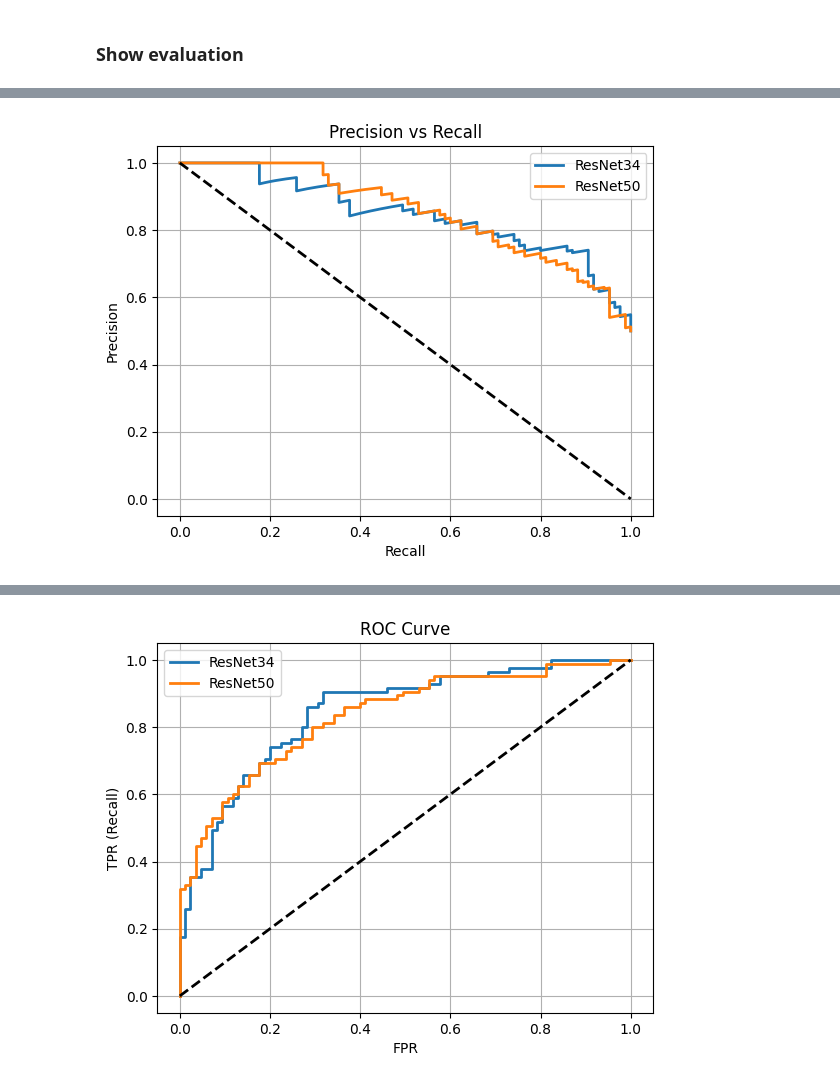
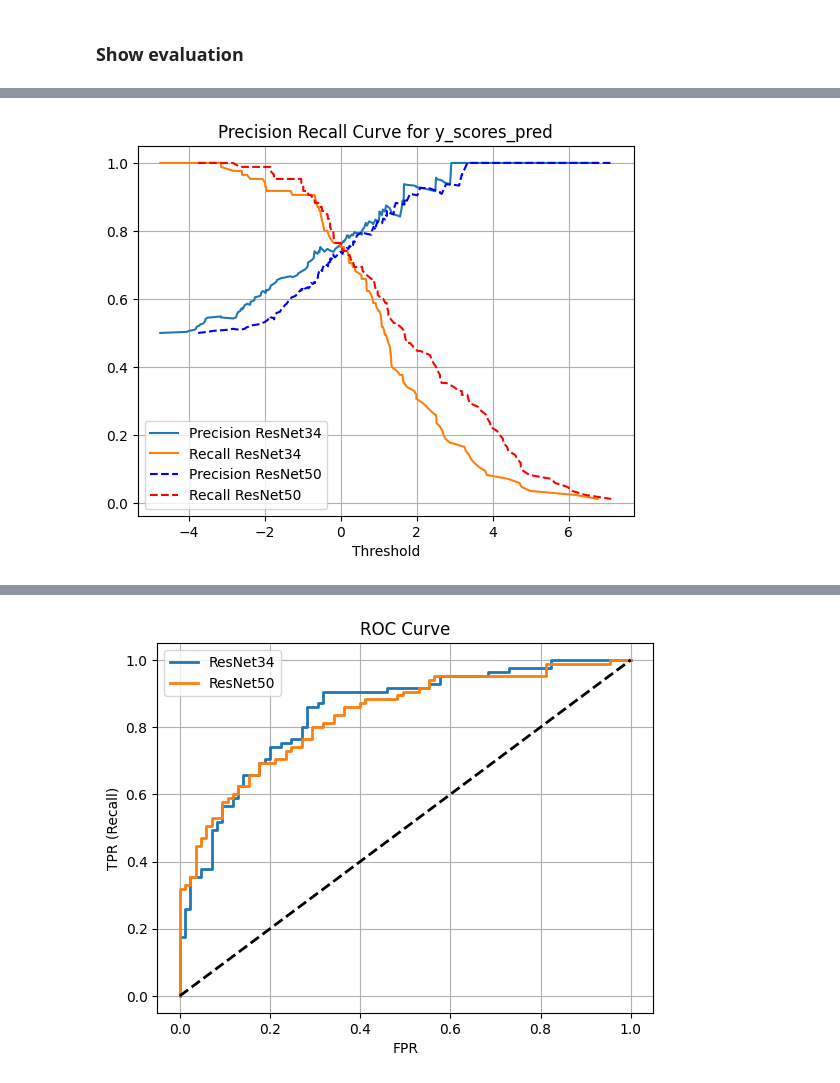
Before and after one commit to dobrodzziej/Ants-Bees-Recognition-Project, a Jupyter notebook: Evaluate-Models.ipynb, the cells around one changed output, grey strips where cells are left out. Saved outputs shown, nothing was run; the diff lists cells and outputs as text; code cells hidden in the pictures.

```diff
--- a/Evaluate-Models.ipynb
+++ b/Evaluate-Models.ipynb
@@ -151,7 +156,7 @@ model.load_state_dict(state_dict=mlflow_loaded_state_dict)
 # %% [output]
 <All keys matched successfully>
 # %%
-_, _, y_scores_pred_tensor = supervisor.check_accuracy(loss_fn=loss_fn, dataloader=val_dataloader, device=device, return_y_scores=True)
+_, _, y_scores_pred_tensor = supervisor.check_accuracy(loss_fn, eval_dataloader, device=device, return_y_scores=True)
 y_scores_pred_resnet_34 = y_scores_pred_tensor.to("cpu").numpy().ravel()
 y_scores_pred_resnet_34[-10:-1]
 # %% [output]
@@ -163,22 +168,20 @@ y_pred_resnet_34 = (y_probas_pred_resnet_34 > 0.5).astype(np.float32)
 # %% [markdown]
 #### ResNet 50
 # %%
-state_dict_uri = prepare_yaml_file(computer=computer, run_id=run_id_50)
-
 if device == "cuda":
     torch.cuda.empty_cache()
 model = MyResNet50()
 
 path=Path("./checkpoints/checkpoint.pth")
-supervisor = TrainingSupervisor(model=model, early_stop_patience=25, lr=0.01, lr_patience=8, lr_reduce_factor=2, checkpoints_default_filepath=path)
+supervisor = TrainingSupervisor(model, early_stop_patience=25, lr=0.01, lr_patience=8, lr_reduce_factor=2, checkpoints_default_filepath=path)
 loss_fn = nn.BCEWithLogitsLoss()
 
-mlflow_loaded_state_dict = ml_pt.load_state_dict(state_dict_uri=state_dict_uri, map_location=torch.device(device), weights_only=False)
+mlflow_loaded_state_dict = ml_pt.load_state_dict(state_dict_uri_50, map_location=torch.device(device), weights_only=False)
 model.load_state_dict(state_dict=mlflow_loaded_state_dict)
 # %% [output]
 <All keys matched successfully>
 # %%
-_, _, y_scores_pred_tensor = supervisor.check_accuracy(loss_fn=loss_fn, dataloader=val_dataloader, device=device, return_y_scores=True)
+_, _, y_scores_pred_tensor = supervisor.check_accuracy(loss_fn, dataloader=eval_dataloader, device=device, return_y_scores=True)
 y_scores_pred_resnet_50 = y_scores_pred_tensor.to("cpu").numpy().ravel()
 y_scores_pred_resnet_50[:10]
 # %% [output]
@@ -248,5 +229,5 @@ array([3.1172624, 0.       ], dtype=float32)
 # %%
-def plot_precision_recall_vs_threshold(precisions_34, recalls_34, thresholds_34, precisions_50, recalls_50, thresholds_50):
+def plot_precision_recall_vs_threshold(precisions_34, recalls_34, thresholds_34, precisions_50, recalls_50, thresholds_50, title=None):
     plt.plot(thresholds_34, precisions_34[:-1], "")
     plt.plot(thresholds_34, recalls_34[:-1], "")
     plt.plot(thresholds_50, precisions_50[:-1], "b--")
@@ -254,15 +235,5 @@ def plot_precision_recall_vs_threshold(precisions_34, recalls_34, thresholds_34,
     plt.legend(["Precision ResNet34", "Recall ResNet34", "Precision ResNet50", "Recall ResNet50"])
     plt.xlabel("Threshold")
     plt.grid()
-
-precisions_34, recalls_34, thresholds_34 = precision_recall_curve(y_true, y_scores_pred_resnet_34)
-precisions_50, recalls_50, thresholds_50 = precision_recall_curve(y_true, y_scores_pred_resnet_50)
-plot_precision_recall_vs_threshold(precisions_34, recalls_34, thresholds_34, precisions_50, recalls_50, thresholds_50)
-plt.title("Precision Recall Curve for y_scores_pred")
-plt.show()
-
-# precisions_34, recalls_34, thresholds_34 = precision_recall_curve(y_true=y_true, y_score=y_probas_pred_resnet_34)
-# precisions_50, recalls_50, thresholds_50 = precision_recall_curve(y_true=y_true, y_score=y_probas_pred_resnet_50)
-# plot_precision_recall_vs_threshold(precisions_34, recalls_34, thresholds_34, precisions_50, recalls_50, thresholds_50)
-# plt.title("Precision Recall Curve for y_probas_pred")
-# plt.show()
+    plt.title(title)
+    plt.show()
@@ -271,12 +240,6 @@ plt.show()
-# %%
-plt.plot(recalls_34, precisions_34, linewidth=2)
-plt.plot(recalls_50, precisions_50, linewidth=2)
-plt.plot([0, 1], [1, 0], "k--", linewidth=2)
-plt.xlabel("Recall")
-plt.ylabel("Precision")
-plt.title("Precision vs Recall")
-plt.legend(["ResNet34", "ResNet50"])
-plt.grid()
-plt.show()
-# %% [output]
-[figure, removed]
+# %%
+precisions_34, recalls_34, thresholds_34 = precision_recall_curve(y_true, y_scores_pred_resnet_34)
+precisions_50, recalls_50, thresholds_50 = precision_recall_curve(y_true, y_scores_pred_resnet_50)
+plot_precision_recall_vs_threshold(precisions_34, recalls_34, thresholds_34, precisions_50, recalls_50, thresholds_50, title="Precision Recall Curve for y_scores_pred")
+# %% [output]
+[figure, added]
```
Also changed, not shown: parts of 24 cells of this notebook, 1 other file.
